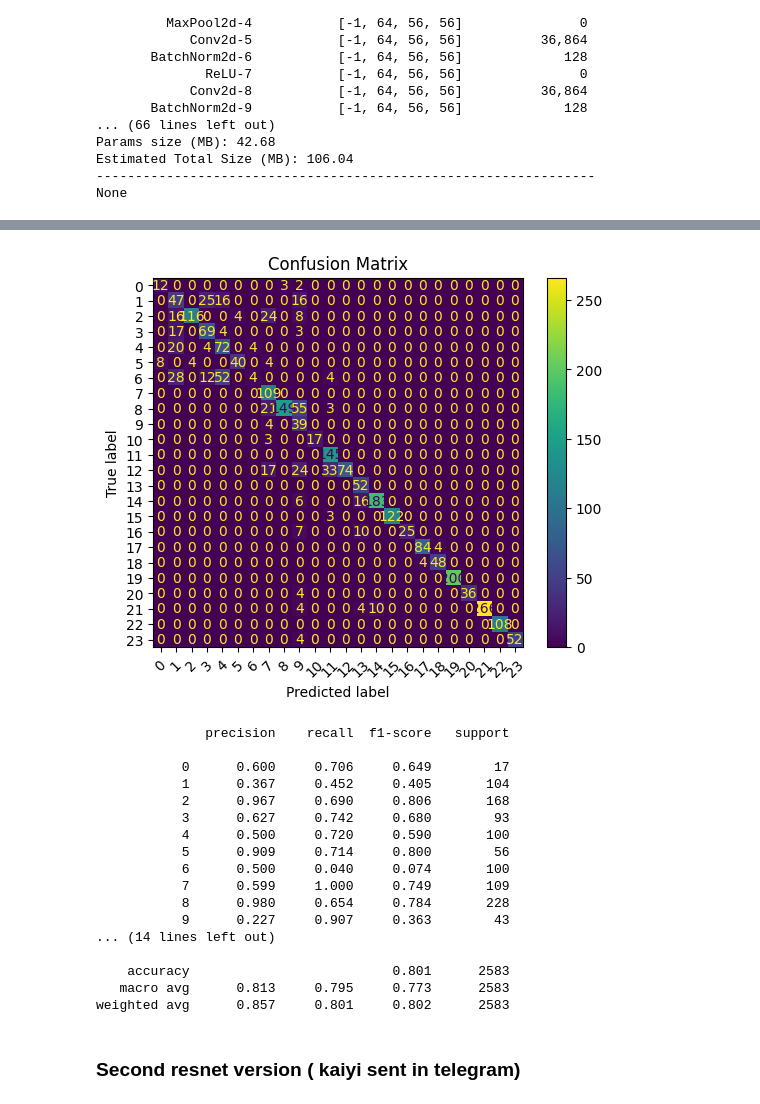
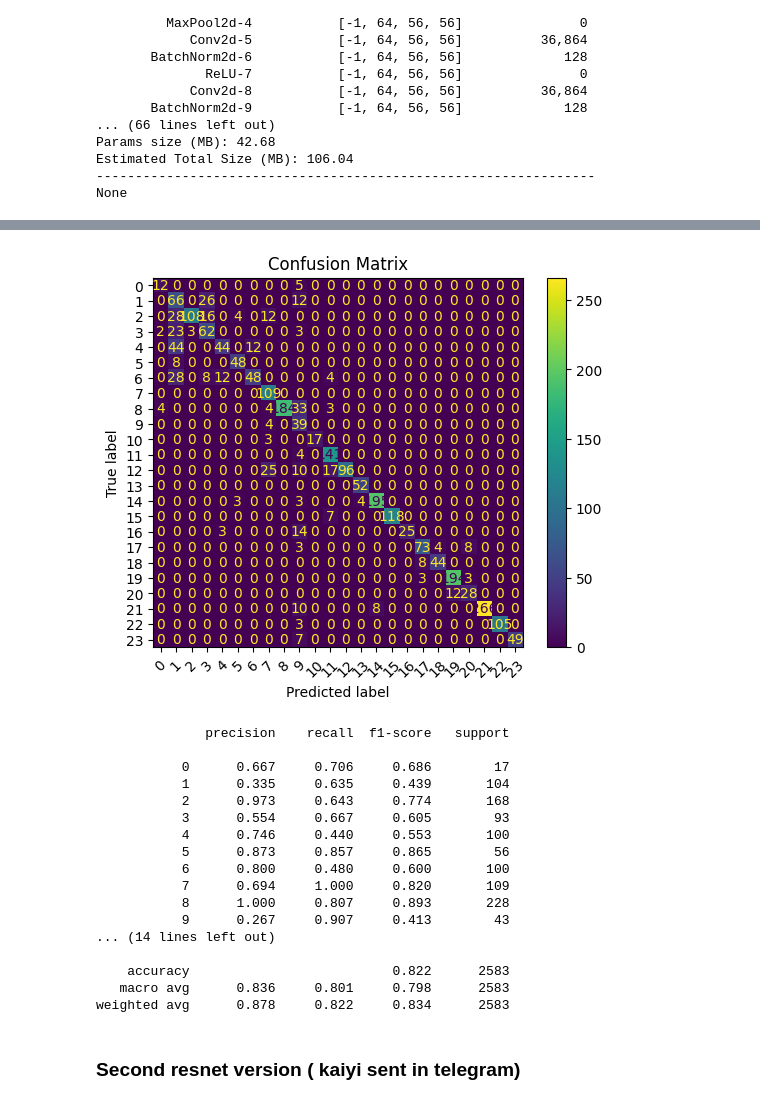
Before and after one commit to amelialon/IT1244-Final-Project, a Jupyter notebook: Proj.ipynb, the cells around one changed output, grey strips where cells are left out. Drawn from its saved outputs; the diff is of its cells as text; code cells hidden in the pictures.

Commit message:
update and reran the first resnet model
final one for the resnet

```diff
--- a/Proj.ipynb
+++ b/Proj.ipynb
@@ -745,12 +745,16 @@ num_classes = len(torch.unique(y_train_tensor))
 # Load pretrained ResNet and modify the last layer
 resnet_model = resnet18(weights=ResNet18_Weights.IMAGENET1K_V1)
 resnet_model.fc = Linear(in_features= 512, out_features = 24) # Adjust output layer
-resnet = resnet_model.to(device)
+model = resnet_model.to(device)
+
+# Variables for our model
+learning_rate = 0.0001 #reduced learning rate for more stable training
+num_epochs = 20
 # %%
 
 # Set Loss function with criterion (can change i think)
 criterion = nn.CrossEntropyLoss()
 
 # Set optimizer with optimizer (can change)
-optimizer = torch.optim.SGD(resnet.parameters(), lr=learning_rate, weight_decay = 0.005, momentum = 0.9)
+optimizer = torch.optim.SGD(model.parameters(), lr=learning_rate, weight_decay = 0.005, momentum = 0.9)
 # %%
@@ -775,12 +779,13 @@ Estimated Total Size (MB): 106.04
 None
 # %%
 # TRAINING
-
+val_accuracies = []
+val_losses = []
 train_losses = []
 train_accuracies = []
 
 for epoch in range(num_epochs):
-    resnet.train()
+    model.train()
     running_loss = 0.0
     correct = 0
     total = 0
@@ -792,7 +797,7 @@ for epoch in range(num_epochs):
         labels = labels.to(device)
 
         # Forward pass
-        outputs = resnet(images)
+        outputs = model(images)
         loss = criterion(outputs, labels)
 
         # Backward and optimize
@@ -813,5 +818,26 @@ for epoch in range(num_epochs):
     train_losses.append(avg_train_loss)
     train_accuracies.append(train_accuracy)
 
-    print(f"Epoch [{epoch+1}/{num_epochs}] - " f"Train Loss: {avg_train_loss:.4f} - Train Acc: {train_accuracy:.2f}%")
+    model.eval()
+    val_correct = 0
+    val_total = 0
+    val_loss = 0.0
+    with torch.no_grad():
+        for val_images, val_labels in val_loader:
+            val_images, val_labels = val_images.to(device), val_labels.to(device)
+            val_outputs = model(val_images)
+            v_loss = criterion(val_outputs, val_labels)
+            val_loss += v_loss.item()
+            _, val_predicted = torch.max(val_outputs, 1)
+            val_correct += (val_predicted == val_labels).sum().item()
+            val_total += val_labels.size(0)
+
+    avg_val_loss = val_loss / len(val_loader)
+    val_accuracy = 100 * val_correct / val_total
+    val_losses.append(avg_val_loss)
+    val_accuracies.append(val_accuracy)
+
+    print(f"Epoch [{epoch+1}/{num_epochs}] - "
+          f"Train Loss: {avg_train_loss:.4f} - Train Acc: {train_accuracy:.2f}% - "
+          f"Val Loss: {avg_val_loss:.4f} - Val Acc: {val_accuracy:.2f}%")
 # %% [output]
@@ -829,7 +894,7 @@ from sklearn.metrics import confusion_matrix, ConfusionMatrixDisplay, classifica
 y_true = []
 y_pred = []
 
-resnet.eval()
+model.eval()
 test_loss = 0.0
 correct = 0
 total = 0
@@ -839,7 +904,7 @@ with torch.no_grad():
         images = images.to(device)
         labels = labels.to(device)
 
-        outputs = resnet(images)
+        outputs = model(images)
         loss = criterion(outputs, labels)
         test_loss += loss.item()
 
@@ -872,21 +937,21 @@ Test Accuracy: 80.10%
-[figure, old version]
+[figure, new version]
               precision    recall  f1-score   support
 
-           0      0.600     0.706     0.649        17
-           1      0.367     0.452     0.405       104
-           2      0.967     0.690     0.806       168
-           3      0.627     0.742     0.680        93
-           4      0.500     0.720     0.590       100
-           5      0.909     0.714     0.800        56
-           6      0.500     0.040     0.074       100
-           7      0.599     1.000     0.749       109
-           8      0.980     0.654     0.784       228
-           9      0.227     0.907     0.363        43
+           0      0.667     0.706     0.686        17
+           1      0.335     0.635     0.439       104
+           2      0.973     0.643     0.774       168
+           3      0.554     0.667     0.605        93
+           4      0.746     0.440     0.553       100
+           5      0.873     0.857     0.865        56
+           6      0.800     0.480     0.600       100
+           7      0.694     1.000     0.820       109
+           8      1.000     0.807     0.893       228
+           9      0.267     0.907     0.413        43
 ... (14 lines left out)
 
-    accuracy                          0.801      2583
-   macro avg      0.813     0.795     0.773      2583
-weighted avg      0.857     0.801     0.802      2583
+    accuracy                          0.822      2583
+   macro avg      0.836     0.801     0.798      2583
+weighted avg      0.878     0.822     0.834      2583
 # %% [markdown]
 ### Second resnet version ( kaiyi sent in telegram)
 # %%
```
Also changed, not shown: parts of 7 cells of this notebook.
